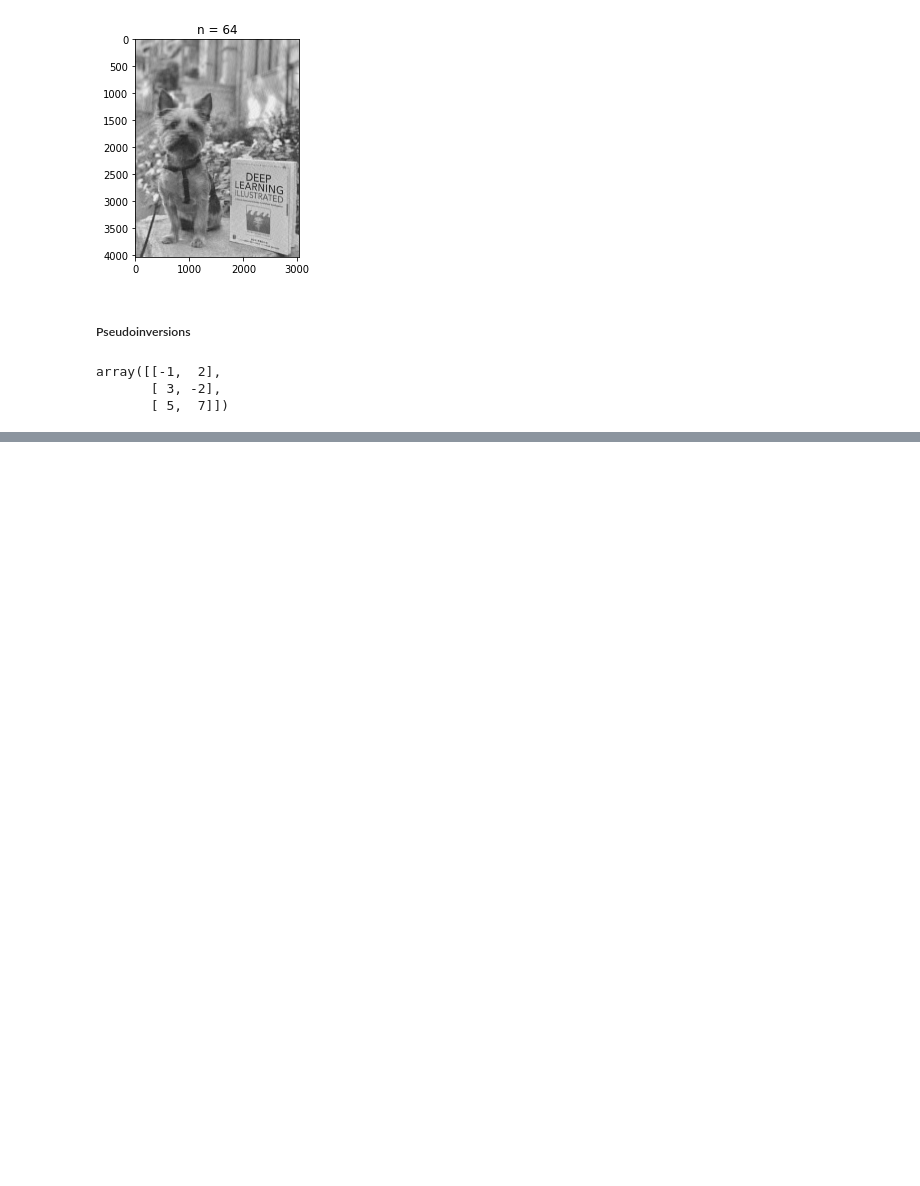
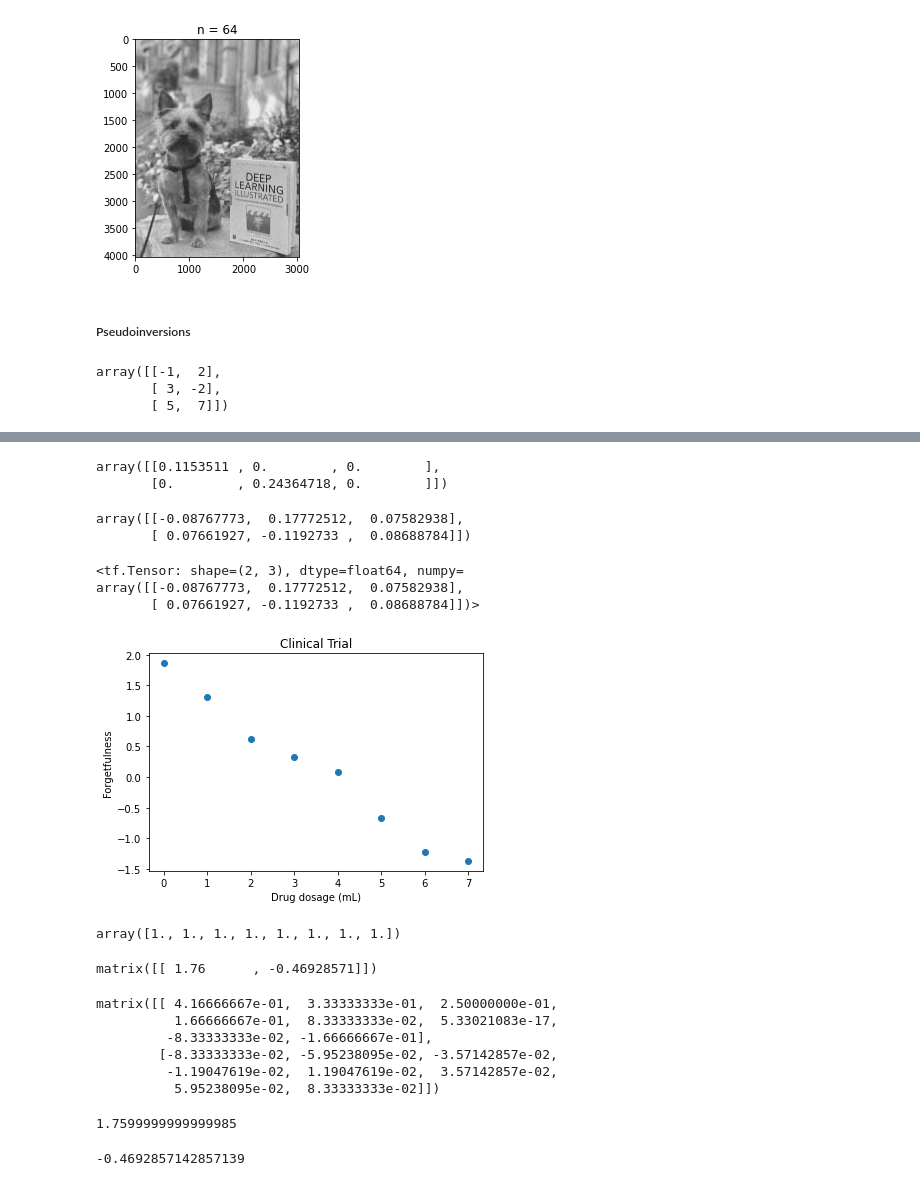
Before and after one commit to Dnbg1982/Practice-Projects, a Jupyter notebook: Linear Algebra.ipynb, the cells around one changed output, grey strips where cells are left out. Drawn from its saved outputs; the diff is of its cells as text; code cells hidden in the pictures; blank space fills up the shorter version.

```diff
--- a/Linear Algebra.ipynb
+++ b/Linear Algebra.ipynb
@@ -810,0 +829,17 @@ array([[-1,  2],
+# %%
+Dplus = np.concatenate((Dinv, np.array([[0,0]]).T), axis=1)
+Dplus
+# %% [output]
+array([[0.1153511 , 0.        , 0.        ],
+       [0.        , 0.24364718, 0.        ]])
+# %%
+np.dot(VT.T, np.dot(Dplus,U.T))
+# %% [output]
+array([[-0.08767773,  0.17772512,  0.07582938],
+       [ 0.07661927, -0.1192733 ,  0.08688784]])
+# %%
+tf.linalg.pinv(A)
+# %% [output]
+<tf.Tensor: shape=(2, 3), dtype=float64, numpy=
+array([[-0.08767773,  0.17772512,  0.07582938],
+       [ 0.07661927, -0.1192733 ,  0.08688784]])>
@@ -810,0 +849,11 @@ array([[-1,  2],
+# %%
+x1 = [0,1,2,3,4,5,6,7.]
+y = [1.86, 1.31, 0.62, 0.33, 0.09, -0.67,-1.23,-1.37]
+# %%
+fig, ax = plt.subplots()
+plt.title('Clinical Trial')
+plt.xlabel('Drug dosage (mL)')
+plt.ylabel('Forgetfulness')
+_= ax.scatter(x1,y)
+# %% [output]
+[figure, added]
@@ -810,0 +862,5 @@ array([[-1,  2],
+# %%
+x0 = np.ones(8)
+x0
+# %% [output]
+array([1., 1., 1., 1., 1., 1., 1., 1.])
@@ -810,0 +869,25 @@ array([[-1,  2],
+# %%
+ w = np.dot(np.linalg.pinv(X),y)
+ w
+# %% [output]
+matrix([[ 1.76      , -0.46928571]])
+# %%
+np.linalg.pinv(X)
+# %% [output]
+matrix([[ 4.16666667e-01,  3.33333333e-01,  2.50000000e-01,
+          1.66666667e-01,  8.33333333e-02,  5.33021083e-17,
+         -8.33333333e-02, -1.66666667e-01],
+        [-8.33333333e-02, -5.95238095e-02, -3.57142857e-02,
+         -1.19047619e-02,  1.19047619e-02,  3.57142857e-02,
+          5.95238095e-02,  8.33333333e-02]])
+# %%
+# y = b + mx
+b = np.asarray(w).reshape(-1)[0]
+b
+# %% [output]
+1.7599999999999985
+# %%
+m = np.asarray(w).reshape(-1)[1]
+m
+# %% [output]
+-0.4692857142857139
```
Also changed, not shown: parts of 31 cells of this notebook.
